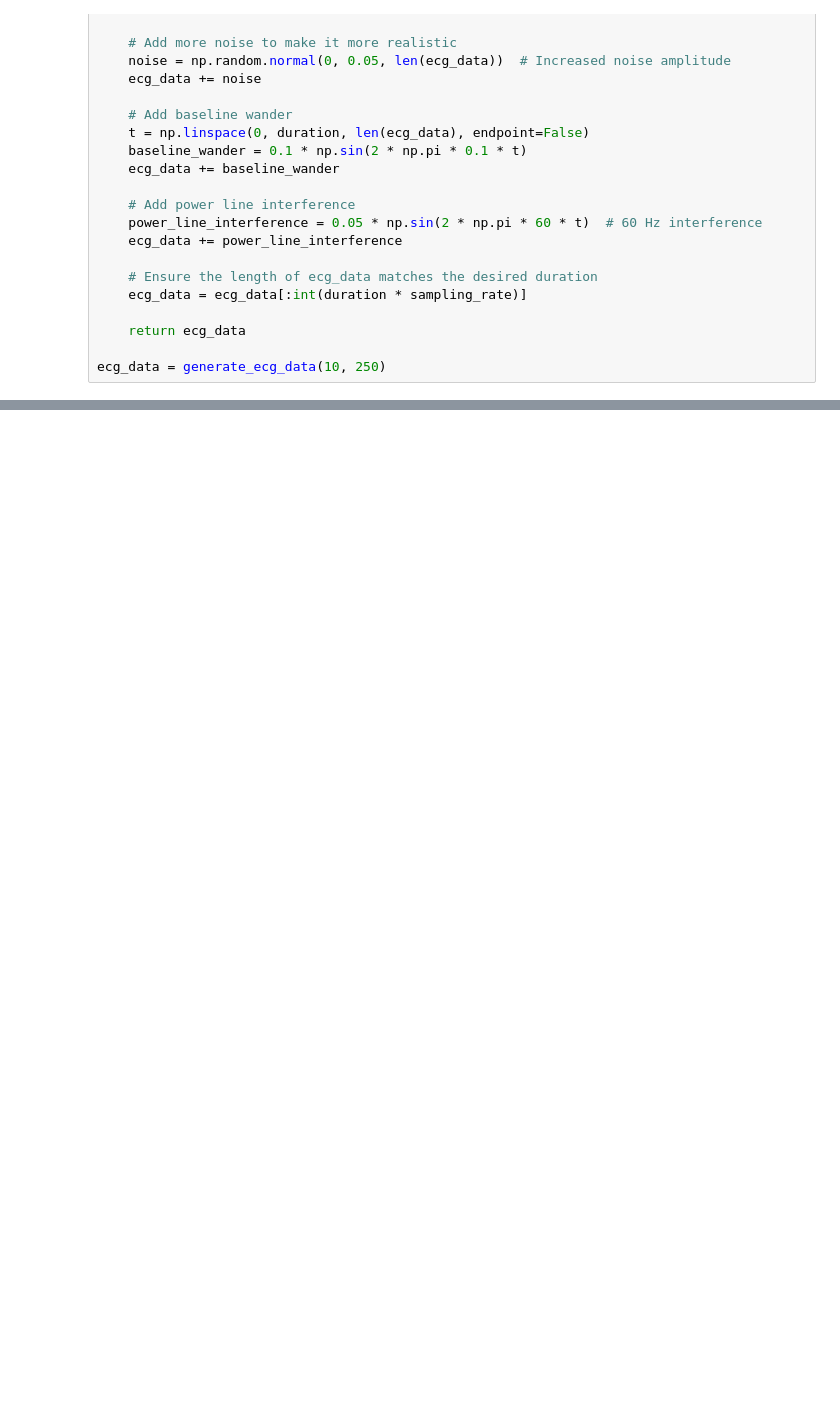
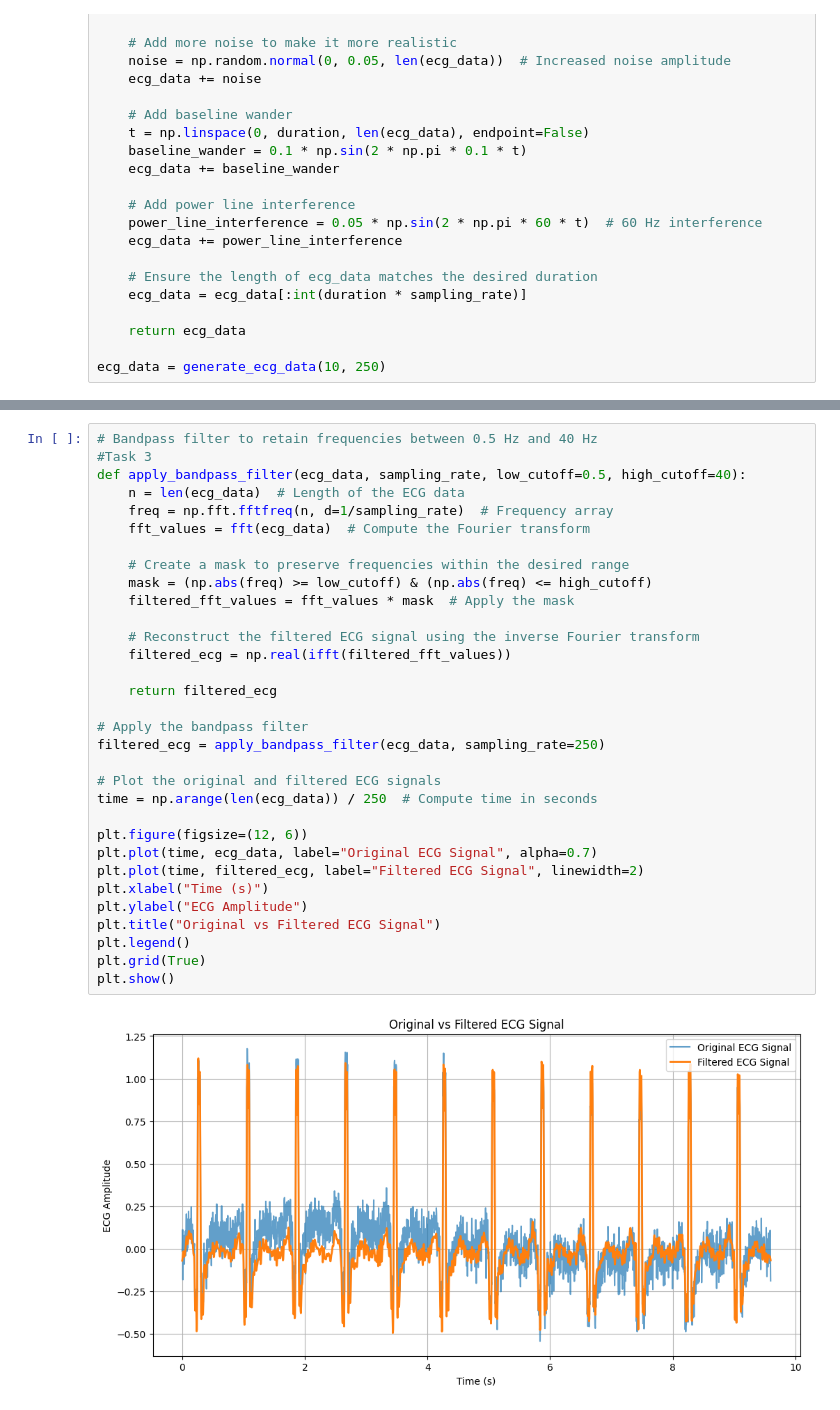
Before and after one commit to lia-ang/BME3053C-Spring-2025, a Jupyter notebook: lessons-solved/homework/HW7_ALiang.ipynb, the cells around one changed output, grey strips where cells are left out. Cells and saved outputs as stored; diff of their text form; blank space fills up the shorter version.

```diff
--- a/lessons-solved/homework/HW7_ALiang.ipynb
+++ b/lessons-solved/homework/HW7_ALiang.ipynb
@@ -116,0 +145,34 @@ plt.show()
+# %%
+# Bandpass filter to retain frequencies between 0.5 Hz and 40 Hz
+#Task 3
+def apply_bandpass_filter(ecg_data, sampling_rate, low_cutoff=0.5, high_cutoff=40):
+    n = len(ecg_data)  # Length of the ECG data
+    freq = np.fft.fftfreq(n, d=1/sampling_rate)  # Frequency array
+    fft_values = fft(ecg_data)  # Compute the Fourier transform
+
+    # Create a mask to preserve frequencies within the desired range
+    mask = (np.abs(freq) >= low_cutoff) & (np.abs(freq) <= high_cutoff)
+    filtered_fft_values = fft_values * mask  # Apply the mask
+
+    # Reconstruct the filtered ECG signal using the inverse Fourier transform
+    filtered_ecg = np.real(ifft(filtered_fft_values))
+
+    return filtered_ecg
+
+# Apply the bandpass filter
+filtered_ecg = apply_bandpass_filter(ecg_data, sampling_rate=250)
+
+# Plot the original and filtered ECG signals
+time = np.arange(len(ecg_data)) / 250  # Compute time in seconds
+
+plt.figure(figsize=(12, 6))
+plt.plot(time, ecg_data, label="Original ECG Signal", alpha=0.7)
+plt.plot(time, filtered_ecg, label="Filtered ECG Signal", linewidth=2)
+plt.xlabel("Time (s)")
+plt.ylabel("ECG Amplitude")
+plt.title("Original vs Filtered ECG Signal")
+plt.legend()
+plt.grid(True)
+plt.show()
+# %% [output]
+[figure, added]
```
Also changed, not shown: parts of 5 cells of this notebook.
